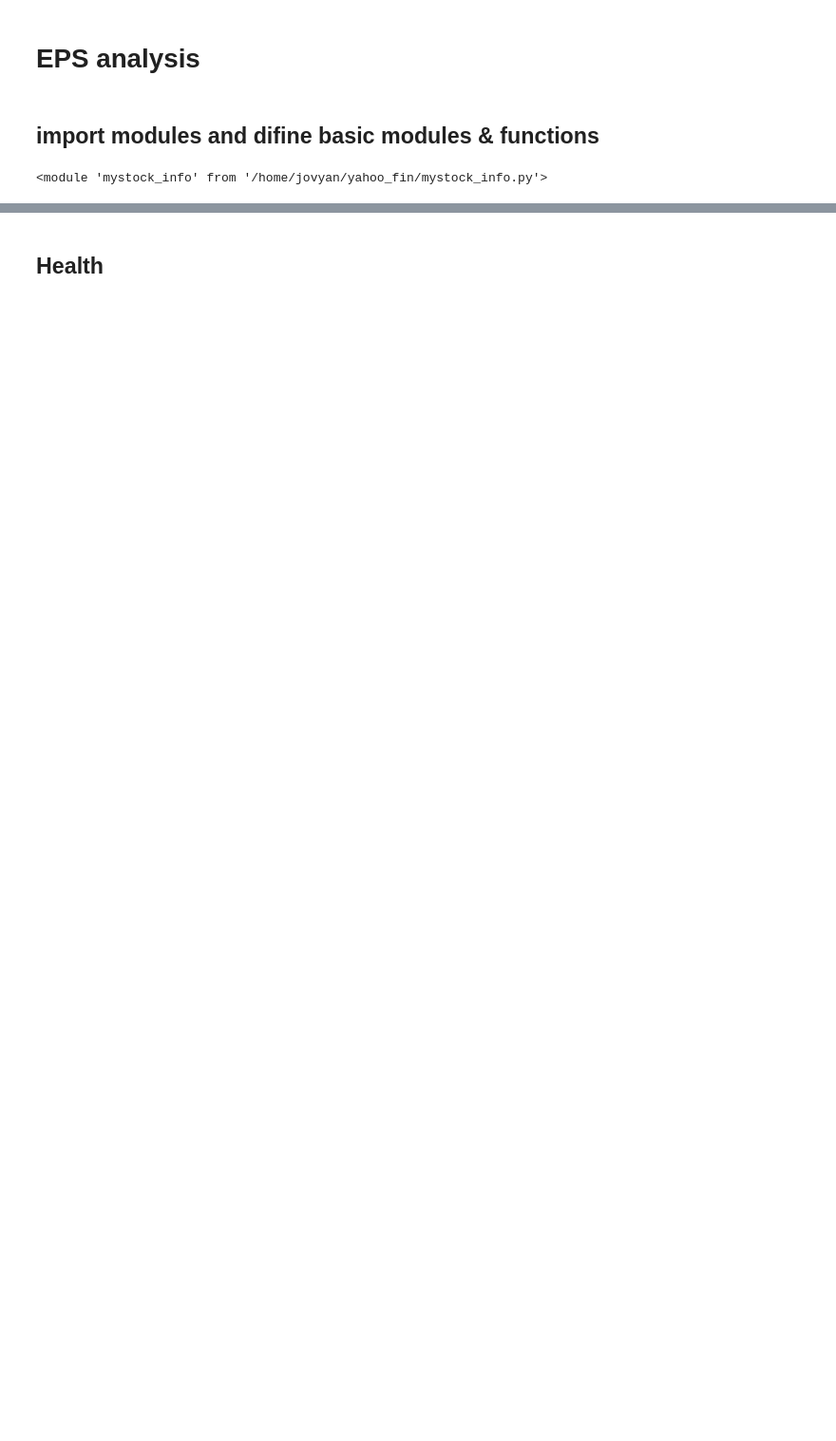
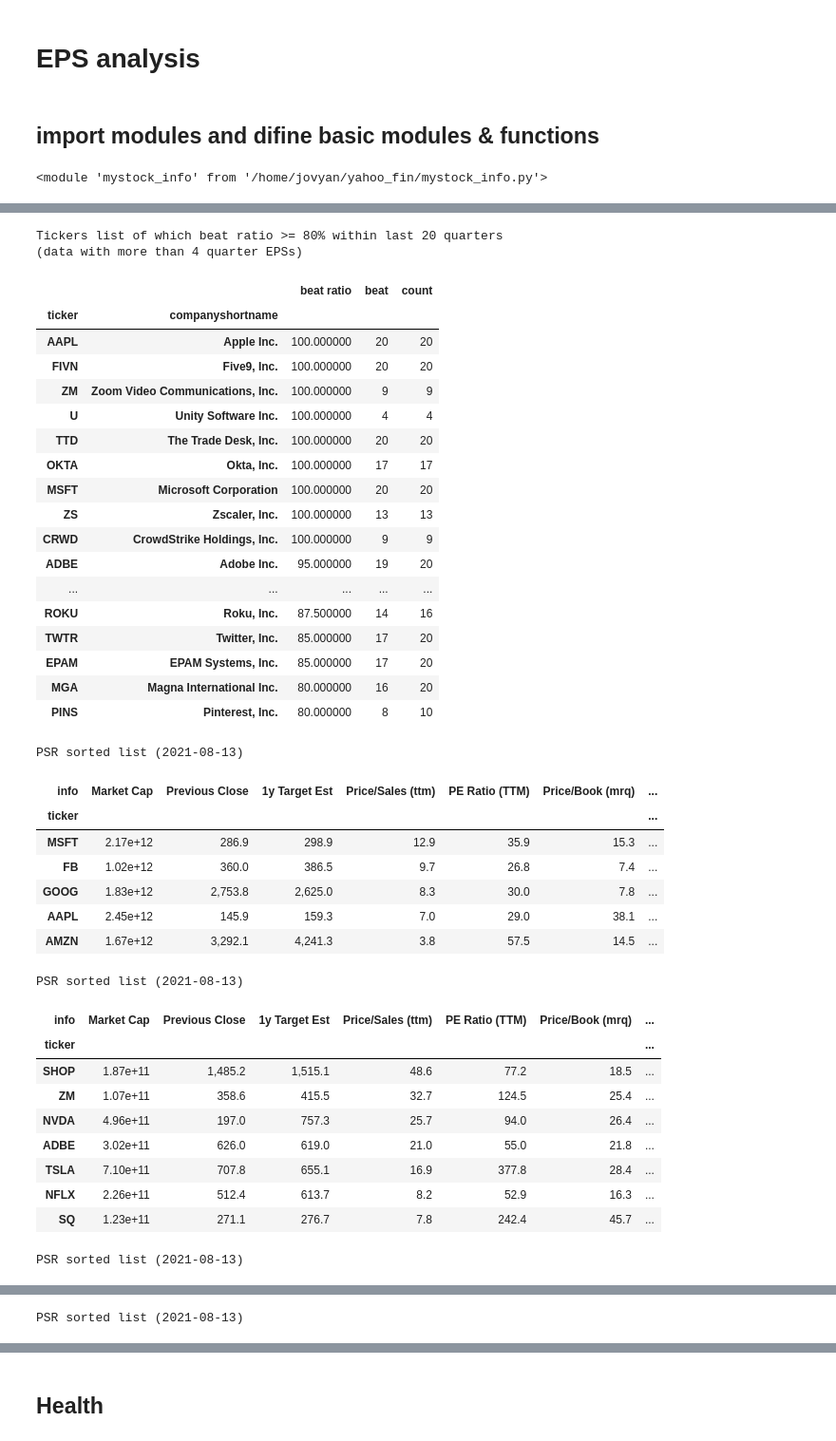
Before and after one commit to jnishii/stock-analysis, a Jupyter notebook: yahoo_fin/EPS-analysis.ipynb, the cells around one changed output, grey strips where cells are left out. Shown: that part at 95% size. Drawn from its saved outputs; the diff is of its cells as text; code cells hidden in the pictures; blank space fills up the shorter version.

```diff
--- a/yahoo_fin/EPS-analysis.ipynb
+++ b/yahoo_fin/EPS-analysis.ipynb
@@ -134,0 +105,45 @@ Tickers list of which beat ratio >= 80% within last 20 quarters
+# %%
+mi.show_beat_ratio(LIST, last=20)
+for i in [E12,E11,E10_5,E10_1,E9]:
+
+    df_res = mi.show_valuation(i, hist=False, table=True)
+# %% [output]
+Tickers list of which beat ratio >= 80% within last 20 quarters
+(data with more than 4 quarter EPSs)
+|  |  | beat ratio | beat | count |
+| ticker | companyshortname |  |  |  |
+| AAPL | Apple Inc. | 100.000000 | 20 | 20 |
+| FIVN | Five9, Inc. | 100.000000 | 20 | 20 |
+| ZM | Zoom Video Communications, Inc. | 100.000000 | 9 | 9 |
+| U | Unity Software Inc. | 100.000000 | 4 | 4 |
+| TTD | The Trade Desk, Inc. | 100.000000 | 20 | 20 |
+| OKTA | Okta, Inc. | 100.000000 | 17 | 17 |
+| MSFT | Microsoft Corporation | 100.000000 | 20 | 20 |
+| ZS | Zscaler, Inc. | 100.000000 | 13 | 13 |
+| CRWD | CrowdStrike Holdings, Inc. | 100.000000 | 9 | 9 |
+| ADBE | Adobe Inc. | 95.000000 | 19 | 20 |
+| ... | ... | ... | ... | ... |
+| ROKU | Roku, Inc. | 87.500000 | 14 | 16 |
+| TWTR | Twitter, Inc. | 85.000000 | 17 | 20 |
+| EPAM | EPAM Systems, Inc. | 85.000000 | 17 | 20 |
+| MGA | Magna International Inc. | 80.000000 | 16 | 20 |
+| PINS | Pinterest, Inc. | 80.000000 | 8 | 10 |
+PSR sorted list (2021-08-13)
+| info | Market Cap | Previous Close | 1y Target Est | Price/Sales (ttm) | PE Ratio (TTM) | Price/Book (mrq) | ... |
+| ticker |  |  |  |  |  |  | ... |
+| MSFT | 2.17e+12 | 286.9 | 298.9 | 12.9 | 35.9 | 15.3 | ... |
+| FB | 1.02e+12 | 360.0 | 386.5 | 9.7 | 26.8 | 7.4 | ... |
+| GOOG | 1.83e+12 | 2,753.8 | 2,625.0 | 8.3 | 30.0 | 7.8 | ... |
+| AAPL | 2.45e+12 | 145.9 | 159.3 | 7.0 | 29.0 | 38.1 | ... |
+| AMZN | 1.67e+12 | 3,292.1 | 4,241.3 | 3.8 | 57.5 | 14.5 | ... |
+PSR sorted list (2021-08-13)
+| info | Market Cap | Previous Close | 1y Target Est | Price/Sales (ttm) | PE Ratio (TTM) | Price/Book (mrq) | ... |
+| ticker |  |  |  |  |  |  | ... |
+| SHOP | 1.87e+11 | 1,485.2 | 1,515.1 | 48.6 | 77.2 | 18.5 | ... |
+| ZM | 1.07e+11 | 358.6 | 415.5 | 32.7 | 124.5 | 25.4 | ... |
+| NVDA | 4.96e+11 | 197.0 | 757.3 | 25.7 | 94.0 | 26.4 | ... |
+| ADBE | 3.02e+11 | 626.0 | 619.0 | 21.0 | 55.0 | 21.8 | ... |
+| TSLA | 7.10e+11 | 707.8 | 655.1 | 16.9 | 377.8 | 28.4 | ... |
+| NFLX | 2.26e+11 | 512.4 | 613.7 | 8.2 | 52.9 | 16.3 | ... |
+| SQ | 1.23e+11 | 271.1 | 276.7 | 7.8 | 242.4 | 45.7 | ... |
+PSR sorted list (2021-08-13)
@@ -134,0 +159 @@ Tickers list of which beat ratio >= 80% within last 20 quarters
+PSR sorted list (2021-08-13)
```
Also changed, not shown: parts of 17 cells of this notebook, 5 other files.
